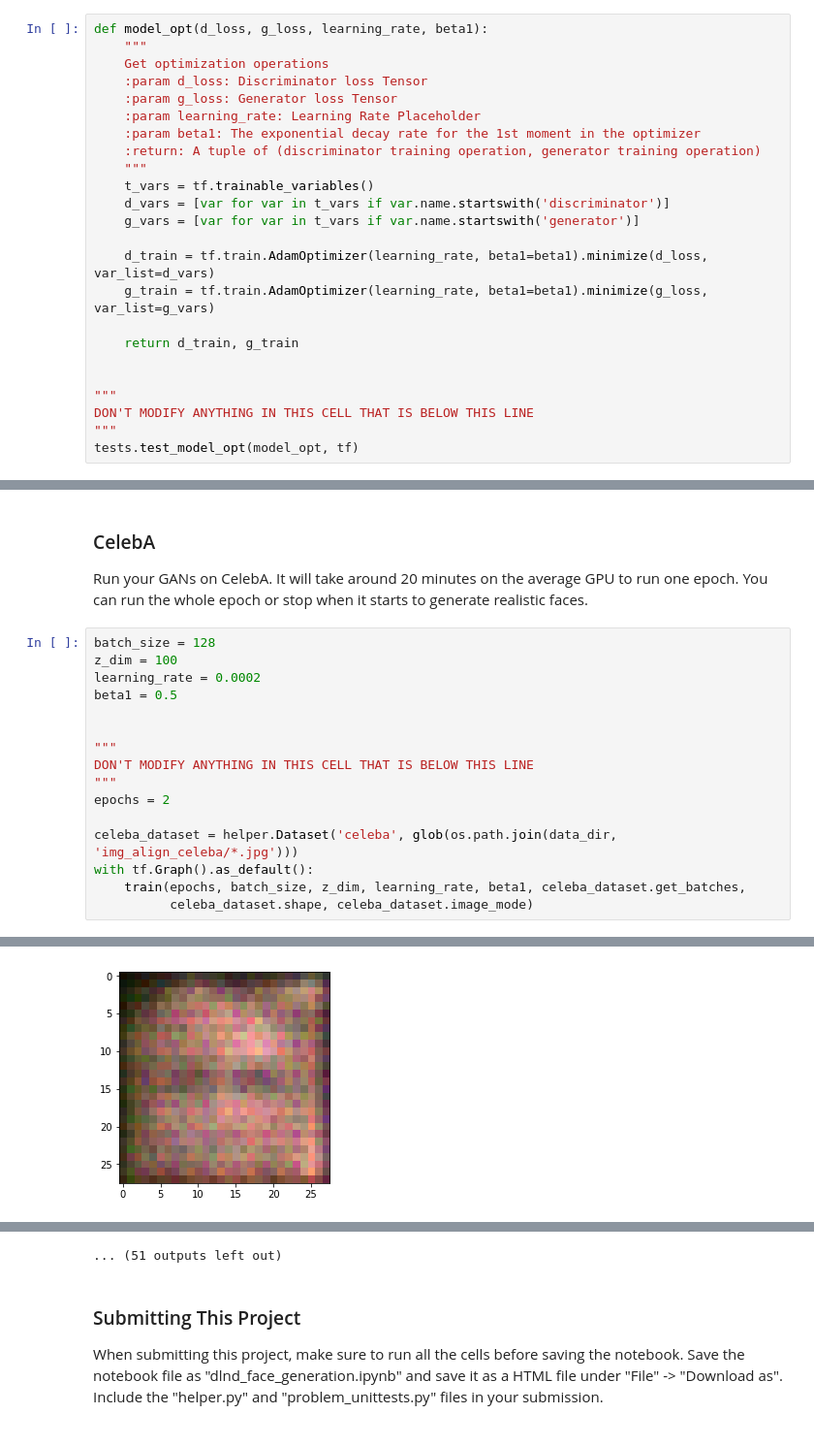
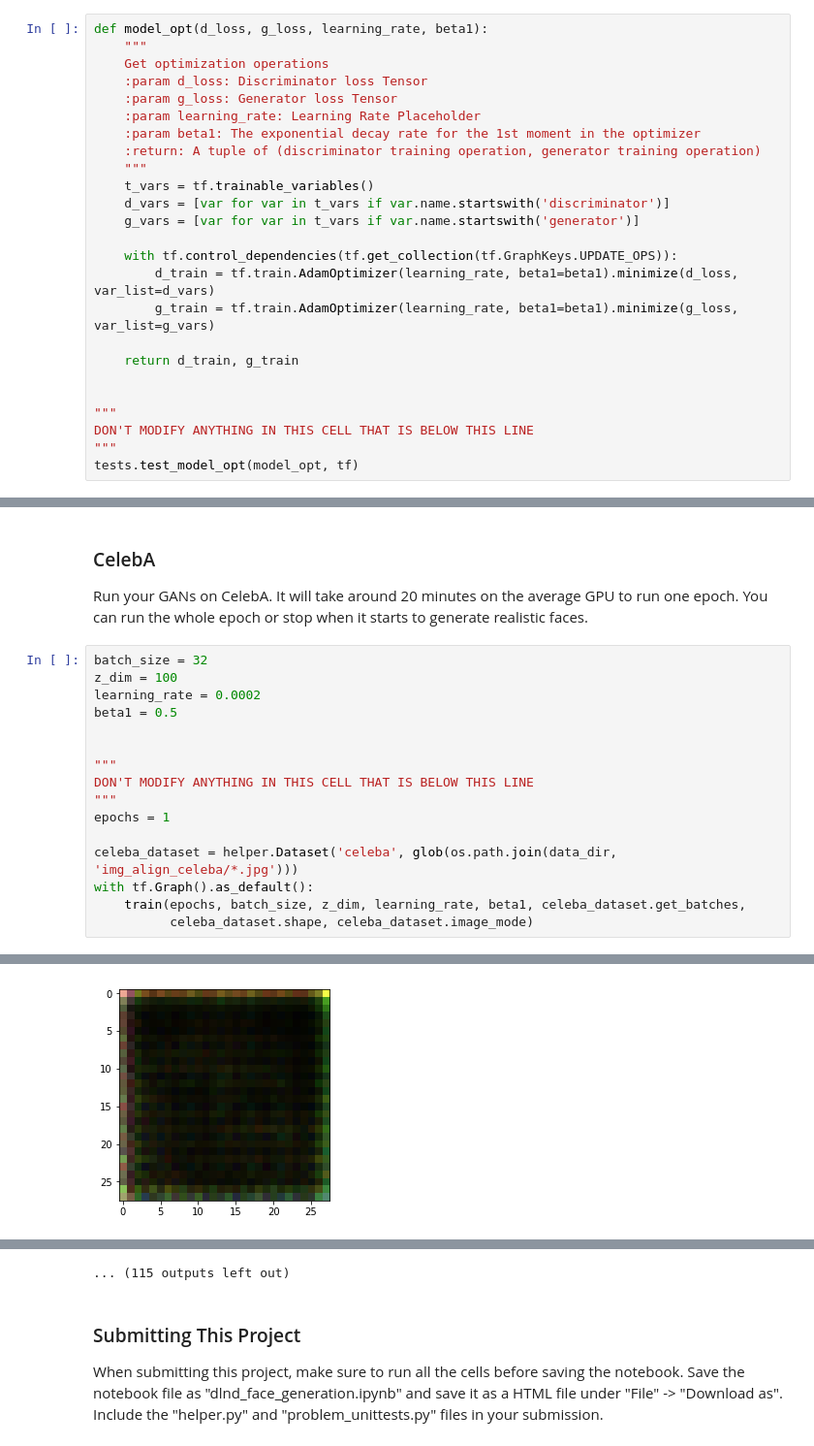
Before and after one commit to jordan258/dlnd, a Jupyter notebook: P5-face_generation/dlnd_face_generation.ipynb, the cells around one changed output, grey strips where cells are left out. Shown at 97% size. Drawn from its saved outputs; the diff is of its cells as text.

```diff
--- a/P5-face_generation/dlnd_face_generation.ipynb
+++ b/P5-face_generation/dlnd_face_generation.ipynb
@@ -270,8 +270,9 @@ def model_opt(d_loss, g_loss, learning_rate, beta1):
     d_vars = [var for var in t_vars if var.name.startswith('discriminator')]
     g_vars = [var for var in t_vars if var.name.startswith('generator')]
 
-    d_train = tf.train.AdamOptimizer(learning_rate, beta1=beta1).minimize(d_loss, var_list=d_vars)
-    g_train = tf.train.AdamOptimizer(learning_rate, beta1=beta1).minimize(g_loss, var_list=g_vars)
+    with tf.control_dependencies(tf.get_collection(tf.GraphKeys.UPDATE_OPS)):
+        d_train = tf.train.AdamOptimizer(learning_rate, beta1=beta1).minimize(d_loss, var_list=d_vars)
+        g_train = tf.train.AdamOptimizer(learning_rate, beta1=beta1).minimize(g_loss, var_list=g_vars)
 
     return d_train, g_train
 
@@ -424,7 +425,7 @@ Epoch 2/2... Discriminator Loss: 0.7532... Generator Loss: 1.2508
 ### CelebA
 Run your GANs on CelebA.  It will take around 20 minutes on the average GPU to run one epoch.  You can run the whole epoch or stop when it starts to generate realistic faces.
 # %%
-batch_size = 128
+batch_size = 32
 z_dim = 100
 learning_rate = 0.0002
 beta1 = 0.5
@@ -433,7 +434,7 @@ beta1 = 0.5
 """
 DON'T MODIFY ANYTHING IN THIS CELL THAT IS BELOW THIS LINE
 """
-epochs = 2
+epochs = 1
 
 celeba_dataset = helper.Dataset('celeba', glob(os.path.join(data_dir, 'img_align_celeba/*.jpg')))
 with tf.Graph().as_default():
@@ -448 +449 @@ Epoch 1/2... Discriminator Loss: 0.8475... Generator Loss: 0.7739
-[figure, old version]
+[figure, new version]
@@ -479,4 +480,4 @@ Epoch 1/2... Discriminator Loss: 0.6709... Generator Loss: 1.1202
-... (51 outputs left out)
+... (115 outputs left out)
 # %% [markdown]
 ### Submitting This Project
 When submitting this project, make sure to run all the cells before saving the notebook. Save the notebook file as "dlnd_face_generation.ipynb" and save it as a HTML file under "File" -> "Download as". Include the "helper.py" and "problem_unittests.py" files in your submission.
```
Also changed, not shown: parts of 2 cells of this notebook, 1 other file.
